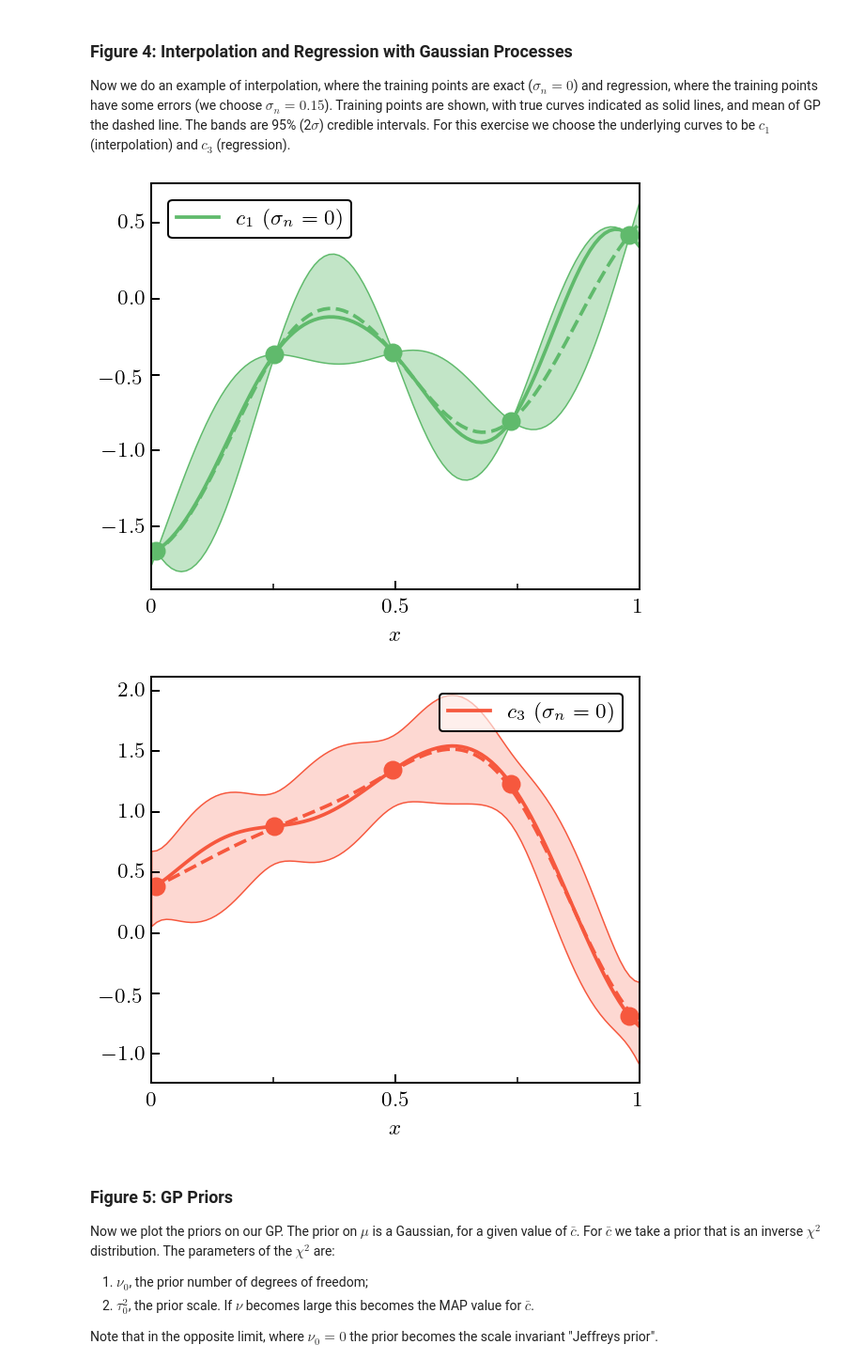
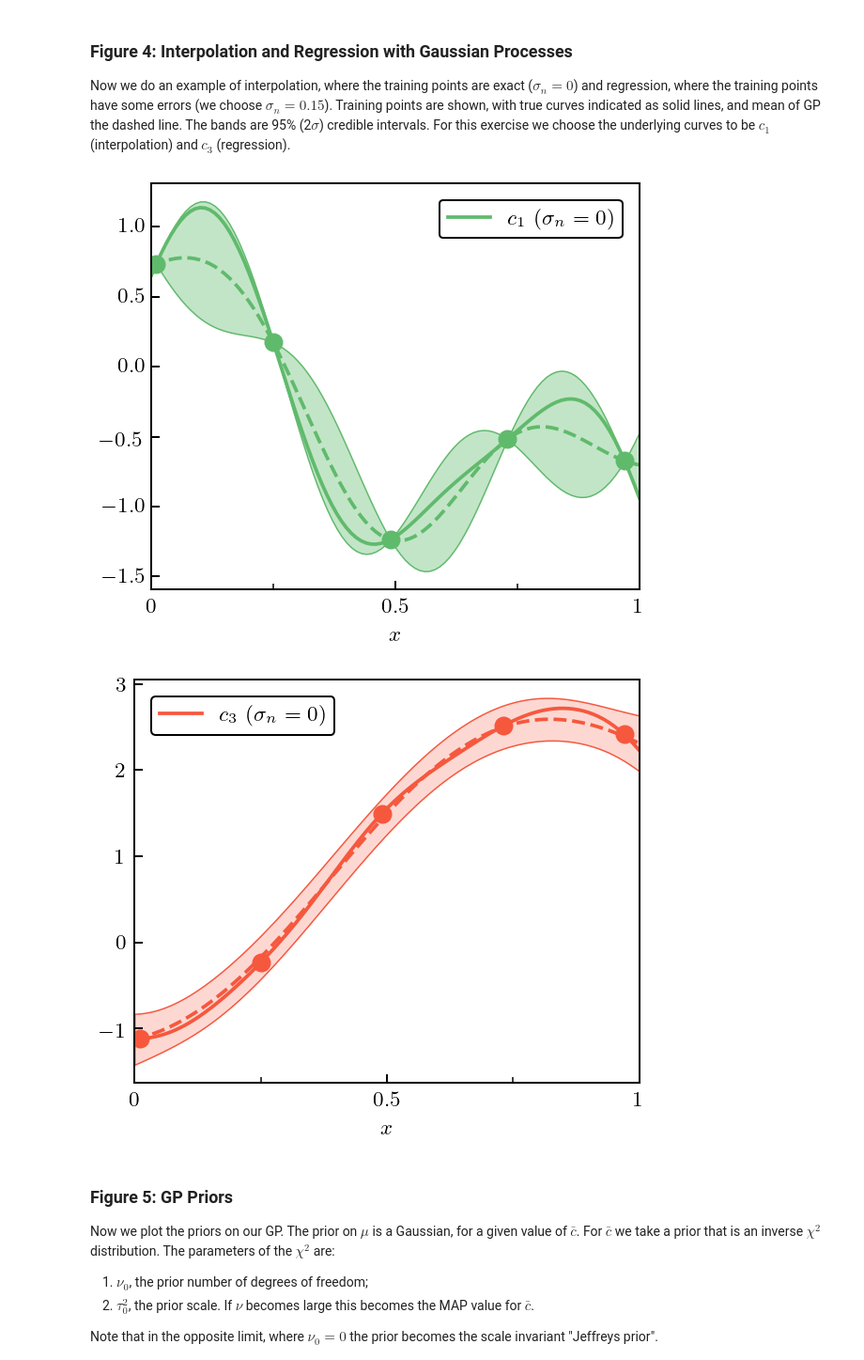
Before and after one commit to buqeye/buqeyebox, a Jupyter notebook: nn_scattering/eft_gp_jupyter/correlatedGP_toymodel_noimports.ipynb, the cells around one changed output. Shown at 94% size. Drawn from its saved outputs; the diff is of its cells as text; code cells hidden in the pictures.

```diff
--- a/nn_scattering/eft_gp_jupyter/correlatedGP_toymodel_noimports.ipynb
+++ b/nn_scattering/eft_gp_jupyter/correlatedGP_toymodel_noimports.ipynb
@@ -1293,11 +1349,12 @@ The following section can reproduce the figures in the paper "Quantifying Correl
 * `x_power = 1`
 * And don't change any orders.
 # %%
-x = np.linspace(0, 1, 100) # grid for x-values
+x = np.linspace(0, 1, 101).round(decimals = 2) # grid for x-values
+print(x)
 x_power = 1 # polynomial scaling factor for x-axis
 
 n_orders = 10    # Here we examine the case where we have info on some numer of non-trivial orders
-final_order = 50  # We are going to treat some high order result as the final, converged answer
+final_order = 20  # We are going to treat some high order result as the final, converged answer
 
 # creates the orders_info object
 OrdersBig = order_info(n_orders, final_order)
@@ -1306,14 +1363,25 @@ orders_all_big = OrdersBig.orders_all_array
 
 # The true values of the hyperparameters for generating the EFT coefficients
 ls = 0.2
-sd = 1
+sd_gp = 1.0
+sd_fixed = None
 center = 0
 ref = 10
-ratio = 0.5
+Q_param_mygp = "sum"
+mpi_mygp = 0.5
+Lambda_b_mygp = 3
+ratio = Q_approx(x, Q_param_mygp, mpi_mygp, Lambda_b_mygp)
+print(ratio)
 nugget = 1e-10
-seed = None
-JordanHyper = GPHyperparameters(ls = ls, sd = sd, center = center, ref = ref, ratio = ratio, \
-                                nugget = nugget, seed = seed)
+df = 1
+disp = 0
+scale = 1.0
+seed = 73
+color_seed = 90
+JordanHyper = GPHyperparameters(ls = ls, sd_gp = sd_gp, center = center, sd_fixed = sd_fixed,
+                                ref = ref, ratio = ratio, nugget = nugget, seed = seed,
+                                df = df, disp = disp, scale = scale)
 
 # makes the GSUM object
-MyGP = GSUMobj(JordanHyper, OrdersBig, x, x_power = x_power)
+MyGP = GSUMobj(JordanHyper, OrdersBig, x, x_power = x_power, color_seed = color_seed)
+# print(MyGP.coeffs)
@@ -1391,15 +1471,16 @@ Training points are shown, with true curves indicated as solid lines, and mean o
 For this exercise we choose the underlying curves to be $c_1$ (interpolation) and $c_3$ (regression).
 # %%
 interp_idx = 1  # pick out c_1
-MyGP.PlotSingleCurveFit(interp_idx, mask = MyGP.x_train_mask, disp = 0, df = np.inf, scale = sd, nugget = 0)
+MyGP.PlotSingleCurveFit(interp_idx, mask = MyGP.x_train_mask, disp = 0, df = np.inf, scale = sd_fixed,
+                        nugget = 0)
 
 regres_sd = 0.15 # pointwise uncertainty
 regres_idx = 3  # pick out c_3
-MyGP.PlotSingleCurveFit(regres_idx, mask = MyGP.x_train_mask, disp = 0, df = np.inf, scale = sd, \
+MyGP.PlotSingleCurveFit(regres_idx, mask = MyGP.x_train_mask, disp = 0, df = np.inf, scale = sd_fixed,
                         nugget = regres_sd**(2))
 # %% [output]
-[figure, old version]
+[figure, new version]
-[figure, old version]
+[figure, new version]
 # %% [markdown]
 ### Figure 5: GP Priors
 
```
Also changed, not shown: parts of 49 cells of this notebook.
